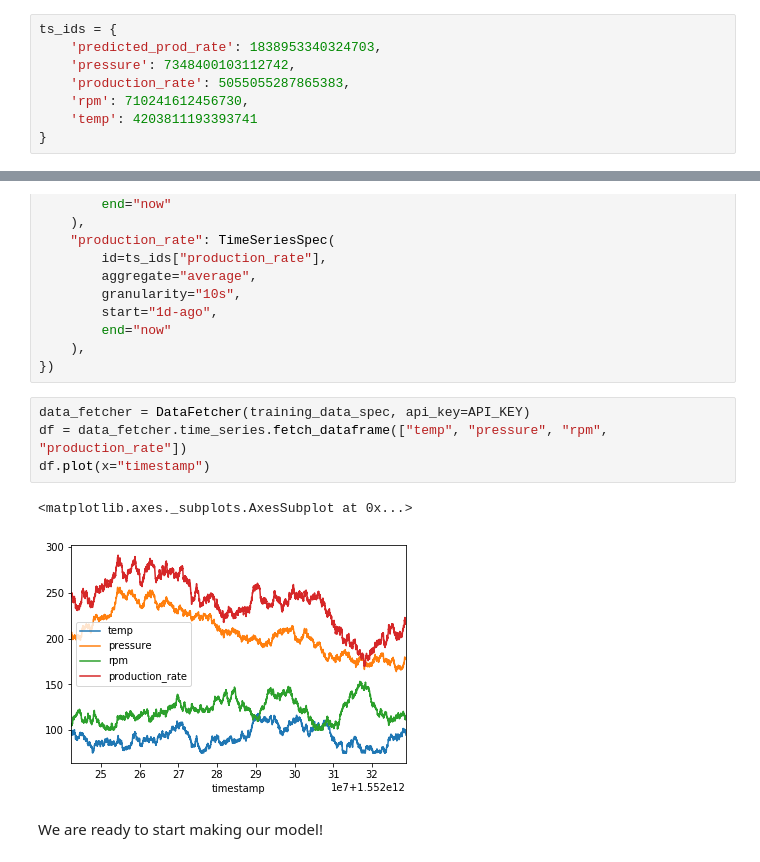
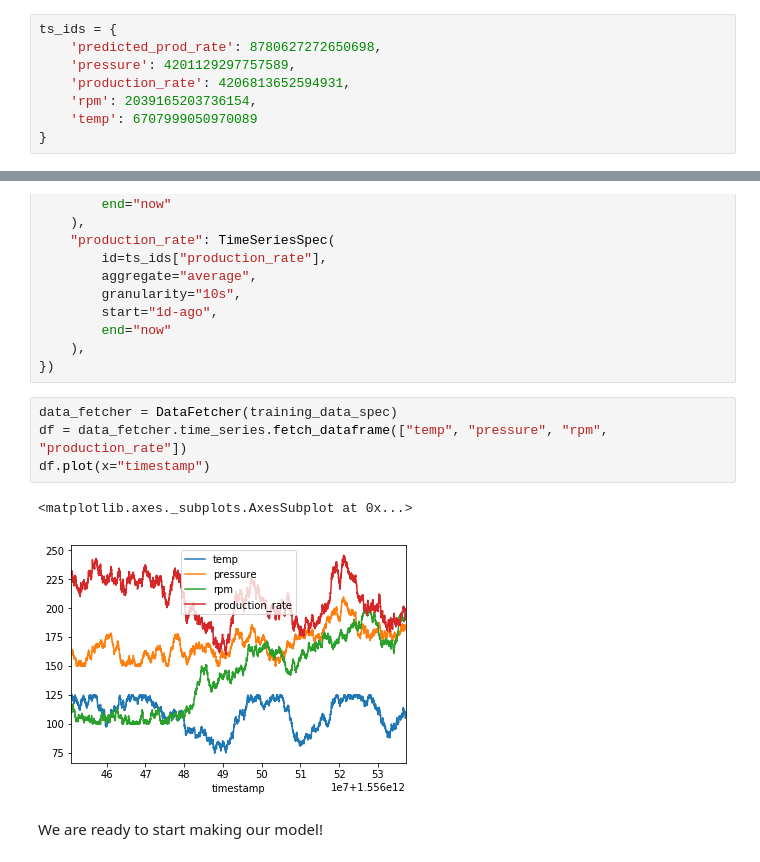
Before and after one commit to cognitedata/cognite-python-docs, a Jupyter notebook: examples/model_hosting/scheduled_model/ScheduledPrediction.ipynb, the cells around one changed output, grey strips where cells are left out. Drawn from its saved outputs; the diff is of its cells as text.

```diff
--- a/examples/model_hosting/scheduled_model/ScheduledPrediction.ipynb
+++ b/examples/model_hosting/scheduled_model/ScheduledPrediction.ipynb
@@ -29,11 +31,11 @@ Since this is an imaginary equipment, we will have to create some fake training
 Run the script `generate_equipment_data.py` and paste the output into the following variable:
 # %%
 ts_ids = {
-    'predicted_prod_rate': 1838953340324703,
-    'pressure': 7348400103112742,
-    'production_rate': 5055055287865383,
-    'rpm': 710241612456730,
-    'temp': 4203811193393741
+    'predicted_prod_rate': 8780627272650698,
+    'pressure': 4201129297757589,
+    'production_rate': 4206813652594931,
+    'rpm': 2039165203736154,
+    'temp': 6707999050970089
 }
 # %% [markdown]
 The first four time series are populated with sensor values, while the last one (predicted_production_rate) is a new time series we have created for the purpose of filling it with values from our model.
@@ -72,12 +74,12 @@ training_data_spec = DataSpec(time_series={
     ),
 })
 # %%
-data_fetcher = DataFetcher(training_data_spec, api_key=API_KEY)
+data_fetcher = DataFetcher(training_data_spec)
 df = data_fetcher.time_series.fetch_dataframe(["temp", "pressure", "rpm", "production_rate"])
 df.plot(x="timestamp")
 # %% [output]
 <matplotlib.axes._subplots.AxesSubplot at 0x...>
-[figure, old version]
+[figure, new version]
 # %% [markdown]
 We are ready to start making our model!
 # %% [markdown]
```
Also changed, not shown: parts of 9 cells of this notebook, 11 other files.
